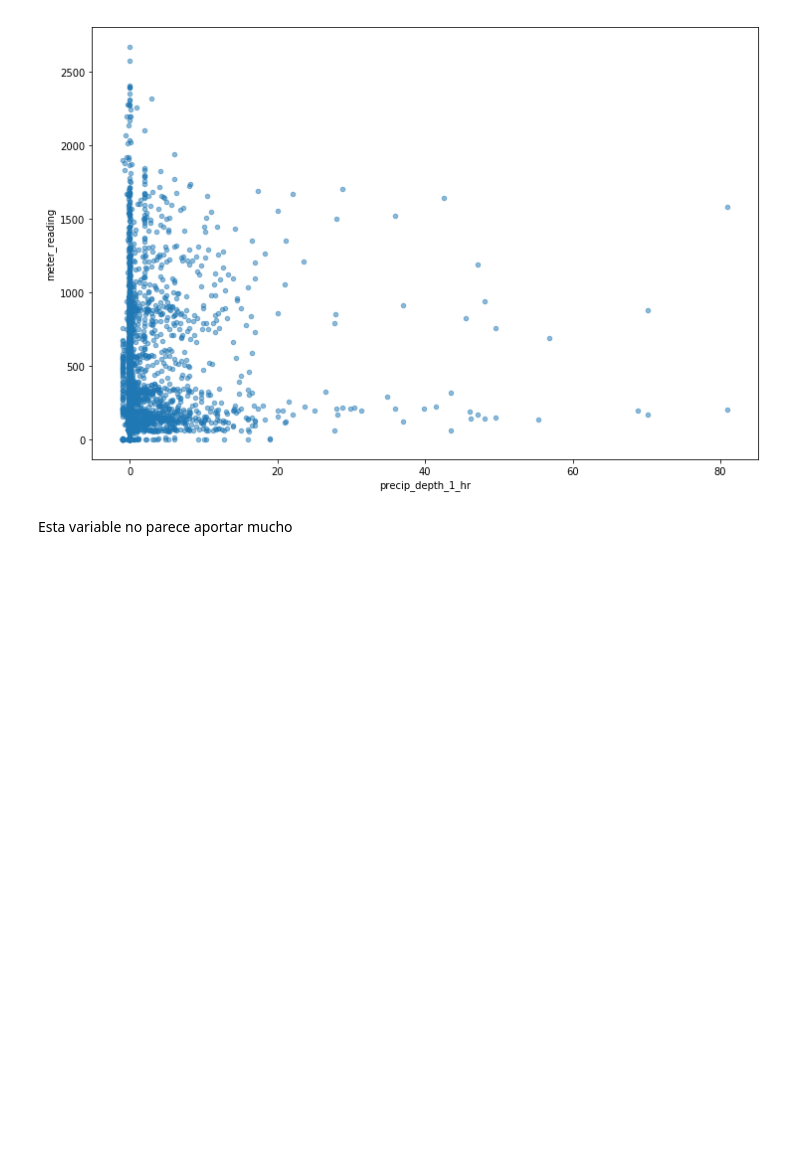
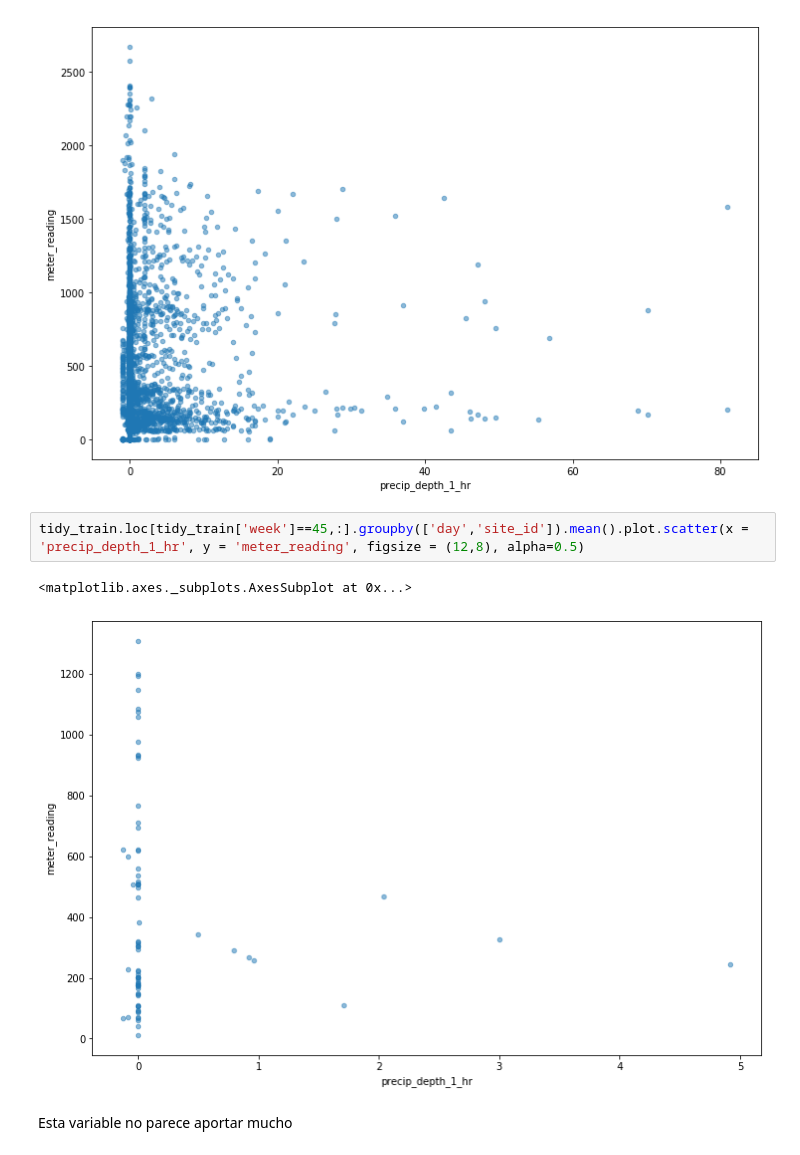
Before and after one commit to brunocgf/ASHRAE-GreatEnergyPredictorIII, a Jupyter notebook: EDA.ipynb, the cells around one changed output. Saved outputs shown, nothing was run; the diff lists cells and outputs as text; blank space fills up the shorter version.

```diff
--- a/EDA.ipynb
+++ b/EDA.ipynb
@@ -384,6 +389,11 @@ tidy_train.groupby(['day','site_id']).mean().plot.scatter(x = 'precip_depth_1_hr
 # %% [output]
 <matplotlib.axes._subplots.AxesSubplot at 0x...>
 [figure]
+# %%
+tidy_train.loc[tidy_train['week']==45,:].groupby(['day','site_id']).mean().plot.scatter(x = 'precip_depth_1_hr', y = 'meter_reading', figsize = (12,8), alpha=0.5)
+# %% [output]
+<matplotlib.axes._subplots.AxesSubplot at 0x...>
+[figure, added]
 # %% [markdown]
 Esta variable no parece aportar mucho
 # %% [markdown]
```
Also changed, not shown: parts of 1 cell of this notebook, 5 other files.
